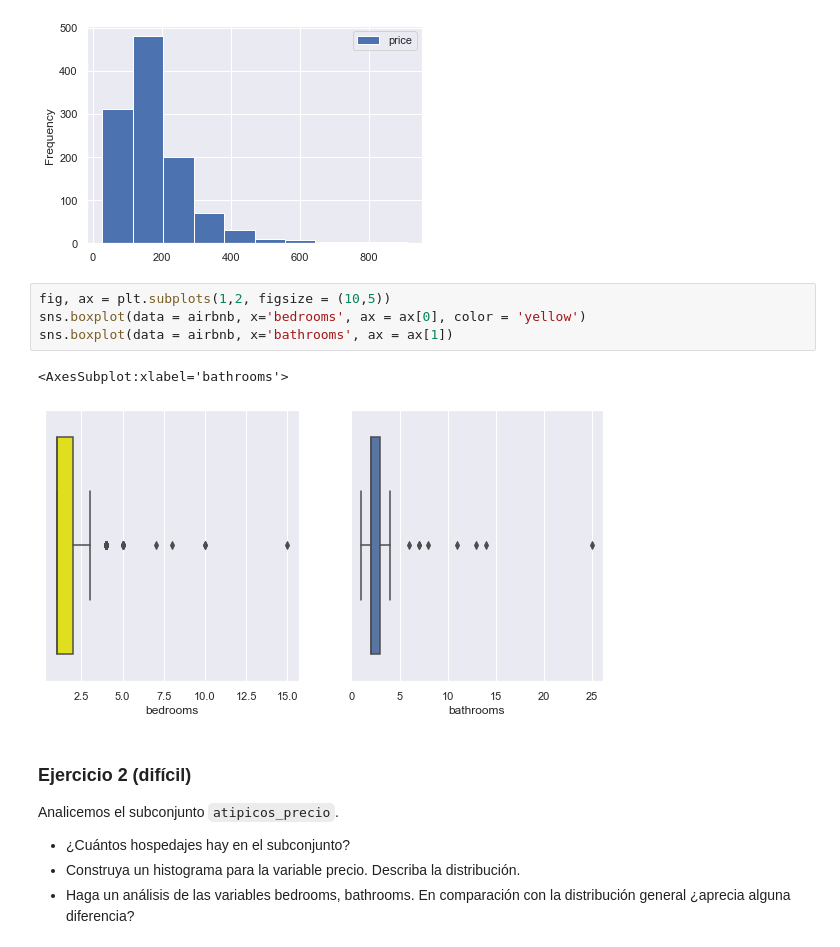
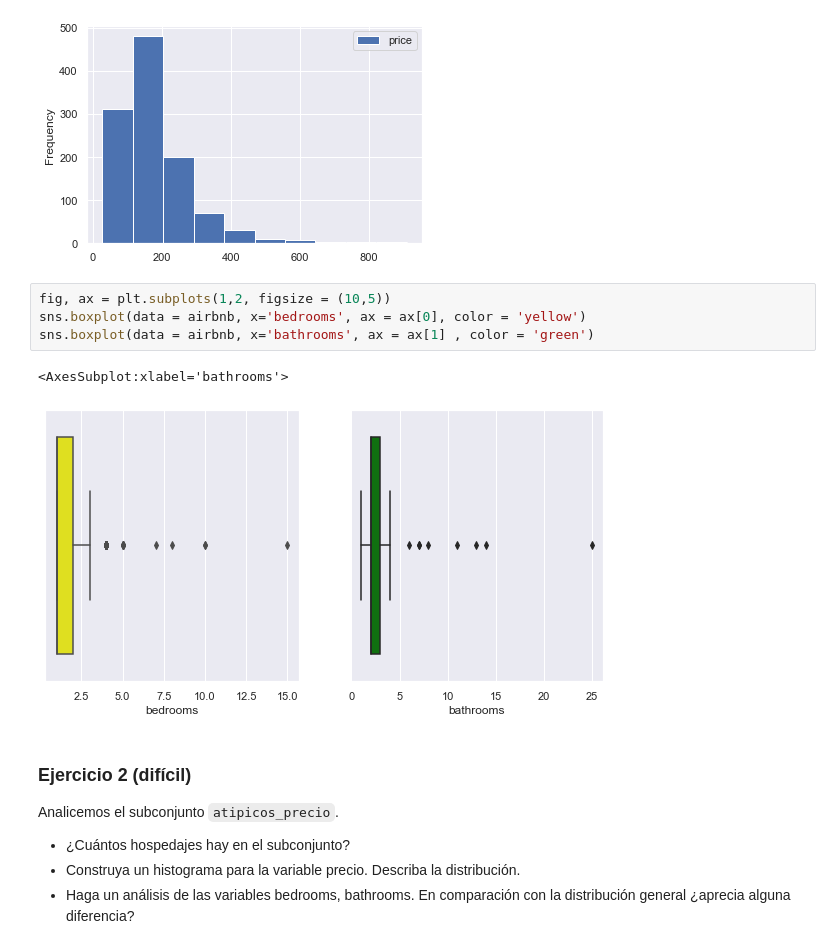
Before and after one commit to chris78rey/DIPLOM_BIGDATA, a Jupyter notebook: deberes/modulo04/talleres guiados/Fase_2_Limpieza_y_transformación_Estudiantes.ipynb, the cells around one changed output. Saved outputs shown, nothing was run; the diff lists cells and outputs as text.

```diff
--- a/deberes/modulo04/talleres guiados/Fase_2_Limpieza_y_transformación_Estudiantes.ipynb
+++ b/deberes/modulo04/talleres guiados/Fase_2_Limpieza_y_transformación_Estudiantes.ipynb
@@ -172,10 +172,10 @@ df_price.plot.hist()
 # %%
 fig, ax = plt.subplots(1,2, figsize = (10,5))
 sns.boxplot(data = airbnb, x='bedrooms', ax = ax[0], color = 'yellow')
-sns.boxplot(data = airbnb, x='bathrooms', ax = ax[1])
+sns.boxplot(data = airbnb, x='bathrooms', ax = ax[1] , color = 'green')
 # %% [output]
 <AxesSubplot:xlabel='bathrooms'>
-[figure, old version]
+[figure, new version]
 # %% [markdown]
 ### Ejercicio 2 (difícil)
 Analicemos el subconjunto `atipicos_precio`.
```
Also changed, not shown: parts of 8 cells of this notebook, 1 other file.
